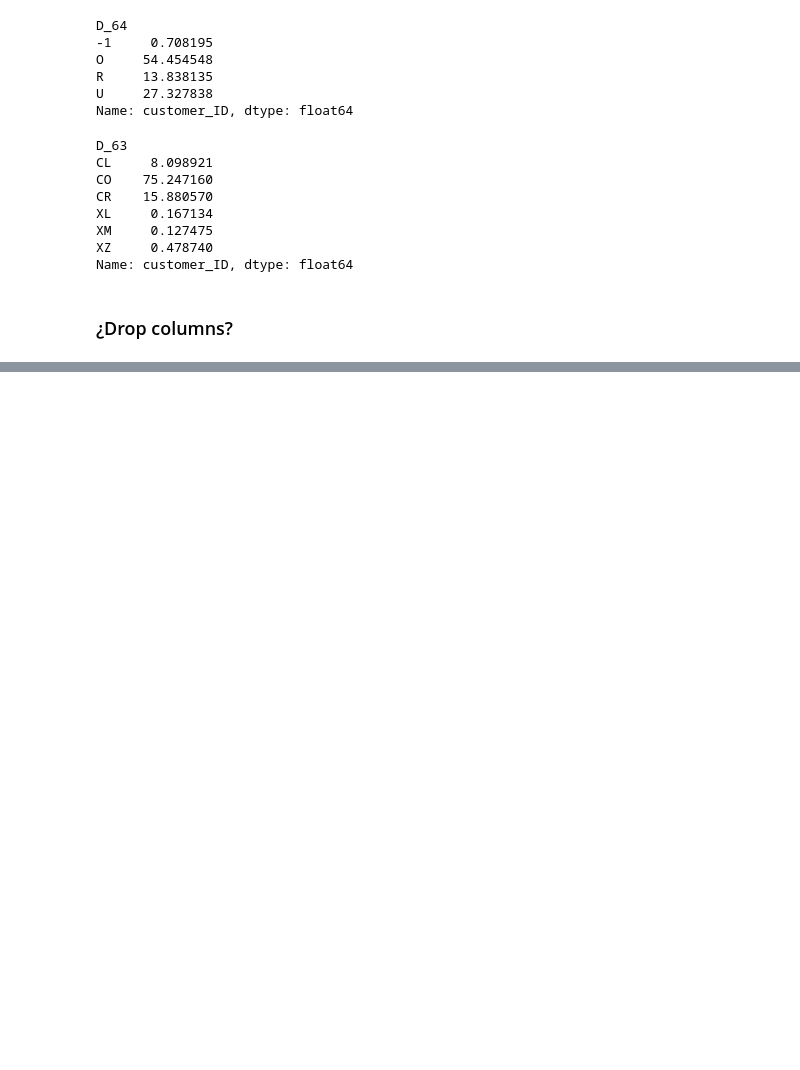
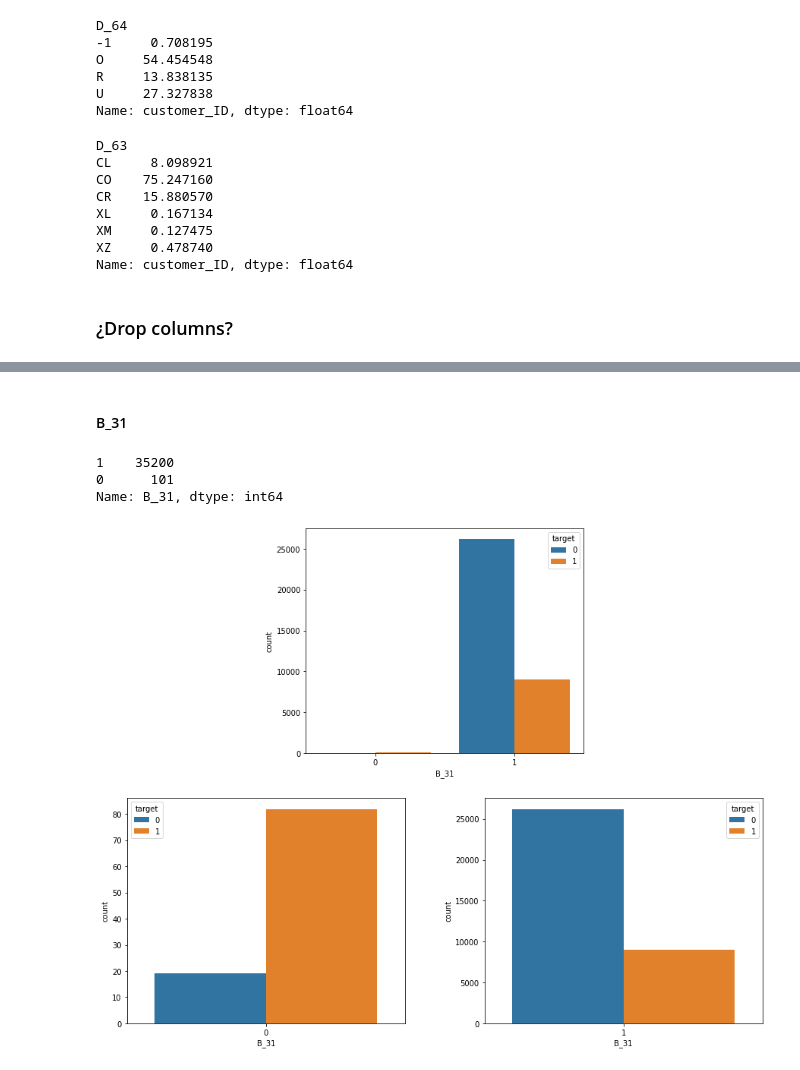
Before and after one commit to bereamanuel/AMEX-default-prediction, a Jupyter notebook: amex-eda.ipynb, the cells around one changed output, grey strips where cells are left out. Cells and saved outputs as stored; diff of their text form; code cells hidden in the pictures; blank space fills up the shorter version.

```diff
--- a/amex-eda.ipynb
+++ b/amex-eda.ipynb
@@ -64,8 +67,8 @@ labels.shape
 (458913, 2)
 # %%
 #This is to take a rows divider and load data in chunks.
-for n in range(2,int(math.sqrt(len(labels)))):
-    if len(labels)%n == 0 and n>10:
+for n in range(10,int(math.sqrt(len(labels)))):
+    if len(labels)%n == 0:
         print(n)
         break
 # %% [output]
@@ -158,7 +161,7 @@ categorical = []
 integer = []
 floats = []
 
-for col in df.columns:
+for col in tqdm(df.columns):
     if df[col].dtype == 'O':
         categorical.append(col)
     elif df[col].dtype == 'float':
@@ -242,5 +245,7 @@ XL     0.167134
 XM     0.127475
 XZ     0.478740
 Name: customer_ID, dtype: float64
+# %%
+train = df.merge(labels, on = ["customer_ID"], how = "left")
 # %% [markdown]
 ### ¿Drop columns?
@@ -246,0 +268,25 @@ Name: customer_ID, dtype: float64
+# %% [markdown]
+#### B_31
+# %%
+df["B_31"].value_counts()
+# %% [output]
+1    35200
+0      101
+Name: B_31, dtype: int64
+# %%
+fig = plt.figure(figsize=(15,12))
+gs = gridspec.GridSpec(2, 4, figure = fig)
+gs.update(wspace=0.8 )
+
+ax1 = plt.subplot(gs[1, :2], )
+sns.countplot(data = train[train["B_31"] == 0][[dropCols[0], "target"]] , x = "B_31", hue = "target", ax=ax1)
+
+ax2 = plt.subplot(gs[1, 2:])
+sns.countplot(data = train[train["B_31"] == 1][[dropCols[0], "target"]] , x = "B_31", hue = "target" , ax=ax2)
+
+ax3 = plt.subplot(gs[0, 1:3])
+sns.countplot(data = train[[dropCols[0], "target"]] , x = "B_31", hue = "target", ax=ax3)
+
+plt.show()
+# %% [output]
+[figure, added]
```
Also changed, not shown: parts of 5 cells of this notebook.
